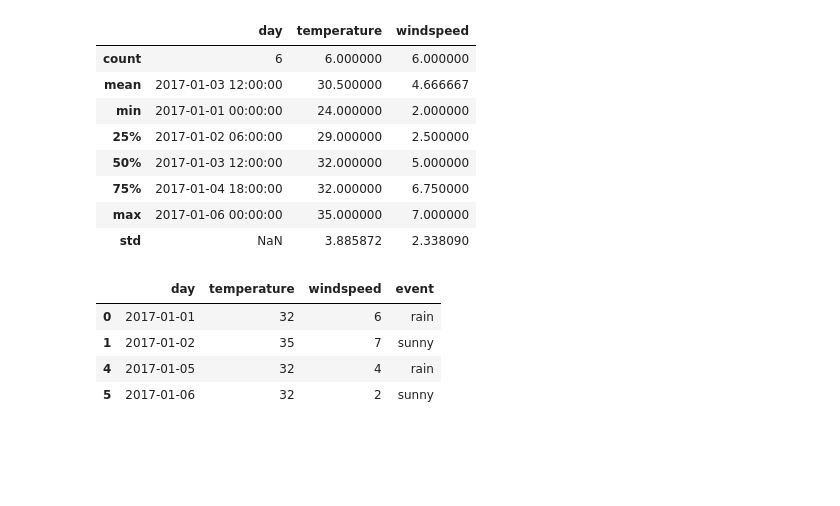
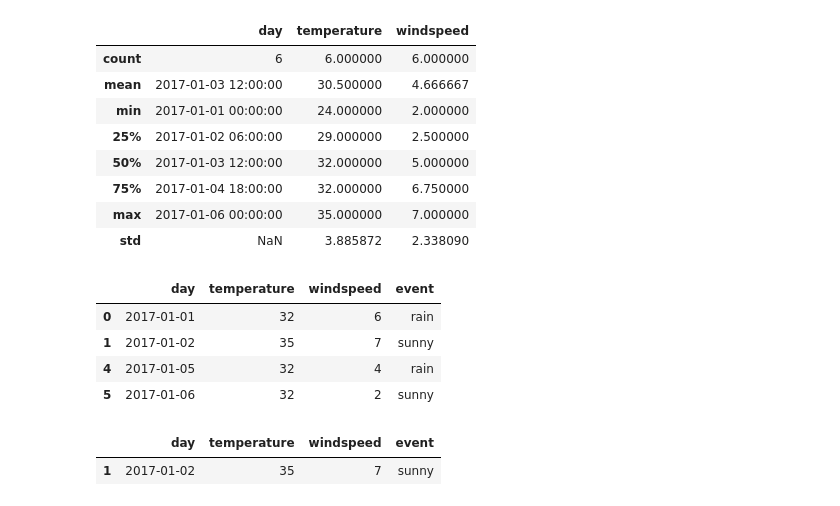
Before and after one commit to SonalMittal-14/Data-Science, a Jupyter notebook: Pandas/one.ipynb, the cells around one changed output. Saved outputs shown, nothing was run; the diff lists cells and outputs as text; code cells hidden in the pictures; blank space fills up the shorter version.

```diff
--- a/Pandas/one.ipynb
+++ b/Pandas/one.ipynb
@@ -146,3 +146,8 @@ df[df.temperature >= 32]
 | 1 | 2017-01-02 | 35 | 7 | sunny |
 | 4 | 2017-01-05 | 32 | 4 | rain |
 | 5 | 2017-01-06 | 32 | 2 | sunny |
+# %%
+df[df.temperature > 32]
+# %% [output]
+|  | day | temperature | windspeed | event |
+| 1 | 2017-01-02 | 35 | 7 | sunny |
```
